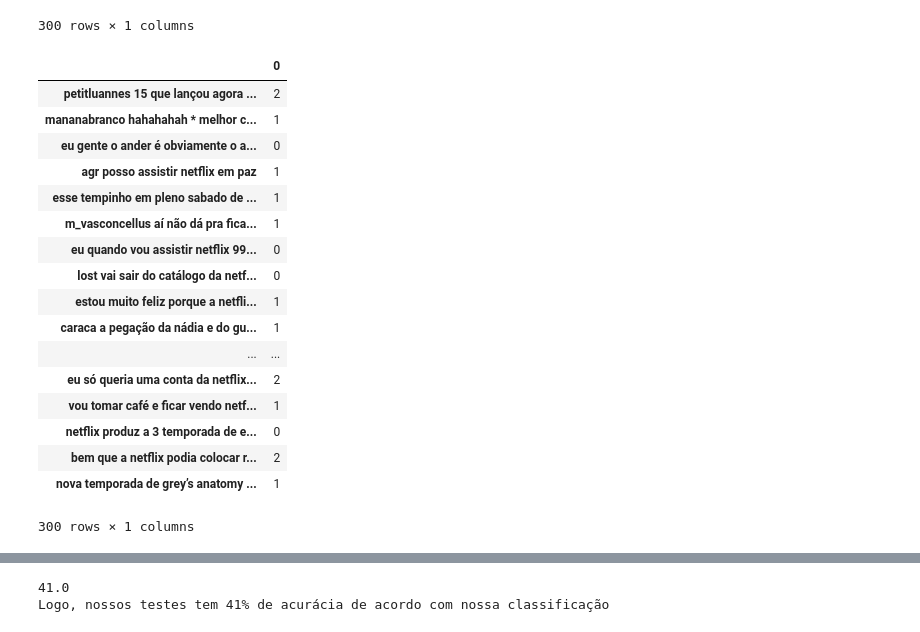
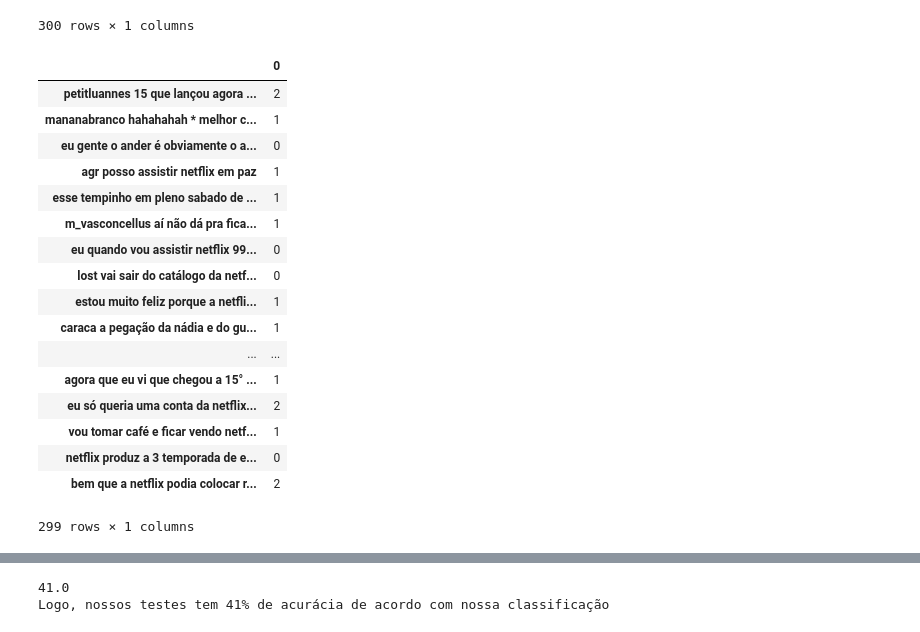
Before and after one commit to VitorMiada/projeto2-cdados, a Jupyter notebook: Projeto2_layoutrt.ipynb, the cells around one changed output, grey strips where cells are left out. Drawn from its saved outputs; the diff is of its cells as text; code cells hidden in the pictures.

```diff
--- a/Projeto2_layoutrt.ipynb
+++ b/Projeto2_layoutrt.ipynb
@@ -463,30 +483,30 @@ class_relevt
 # %%
 #sorte=class_relevt.merge(pd.DataFrame(data = frase_clean * len(frase_clean), columns = frase_clean.index), left_index=True, right_index=True)
 wo=frase_indexado['Relevância'].tolist()
 dicto={}
-for w in range(0,len(frase_clean)):
+for w in range(0,(len(frase_clean)-1)):
     dicto[frase_clean[w]]=wo[w]
 df_wo=pd.DataFrame.from_dict(dicto,orient="index")
 df_wo
 # %% [output]
 |  | 0 |
 | petitluannes 15 que lançou agora ... | 2 |
 | mananabranco hahahahah * melhor c... | 1 |
 | eu gente o ander é obviamente o a... | 0 |
 | agr posso assistir netflix em paz | 1 |
 | esse tempinho em pleno sabado de ... | 1 |
 | m_vasconcellus aí não dá pra fica... | 1 |
 | eu quando vou assistir netflix 99... | 0 |
 | lost vai sair do catálogo da netf... | 0 |
 | estou muito feliz porque a netfli... | 1 |
 | caraca a pegação da nádia e do gu... | 1 |
 | ... | ... |
+| agora que eu vi que chegou a 15° ... | 1 |
 | eu só queria uma conta da netflix... | 2 |
 | vou tomar café e ficar vendo netf... | 1 |
 | netflix produz a 3 temporada de e... | 0 |
 | bem que a netflix podia colocar r... | 2 |
-| nova temporada de grey’s anatomy ... | 1 |
-300 rows × 1 columns
+299 rows × 1 columns
 # %%
 teste=df_wo.join(class_relevt, how='right', lsuffix='_determinados_a_mão',rsuffix='_classificados_pelo_computador')
 teste
```
Also changed, not shown: parts of 9 cells of this notebook.
